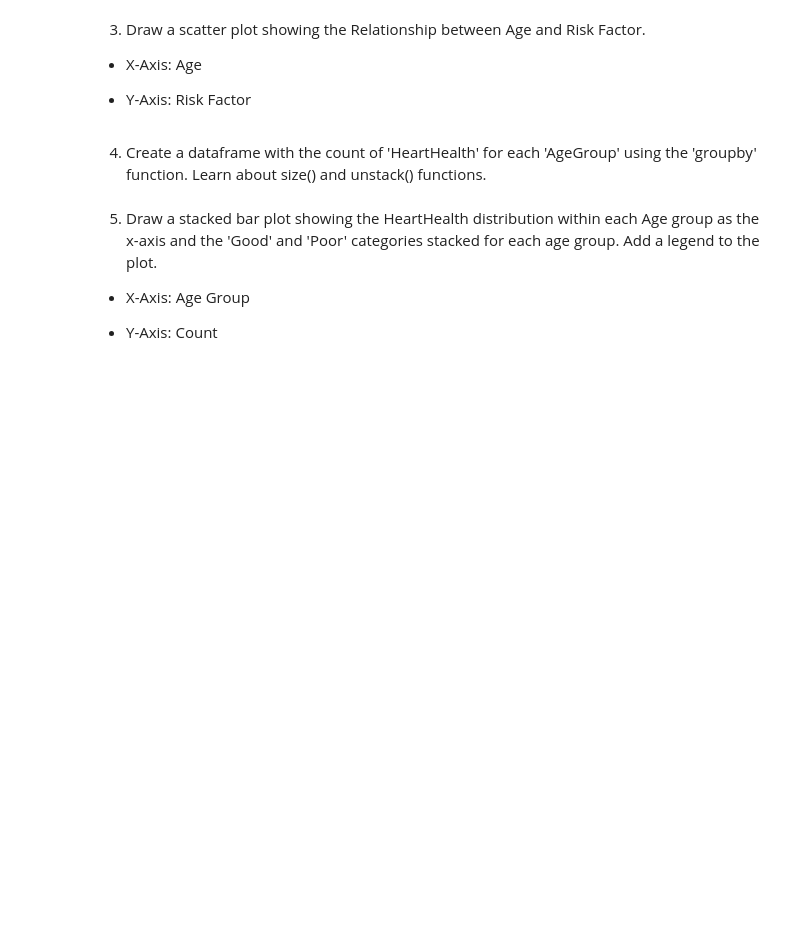
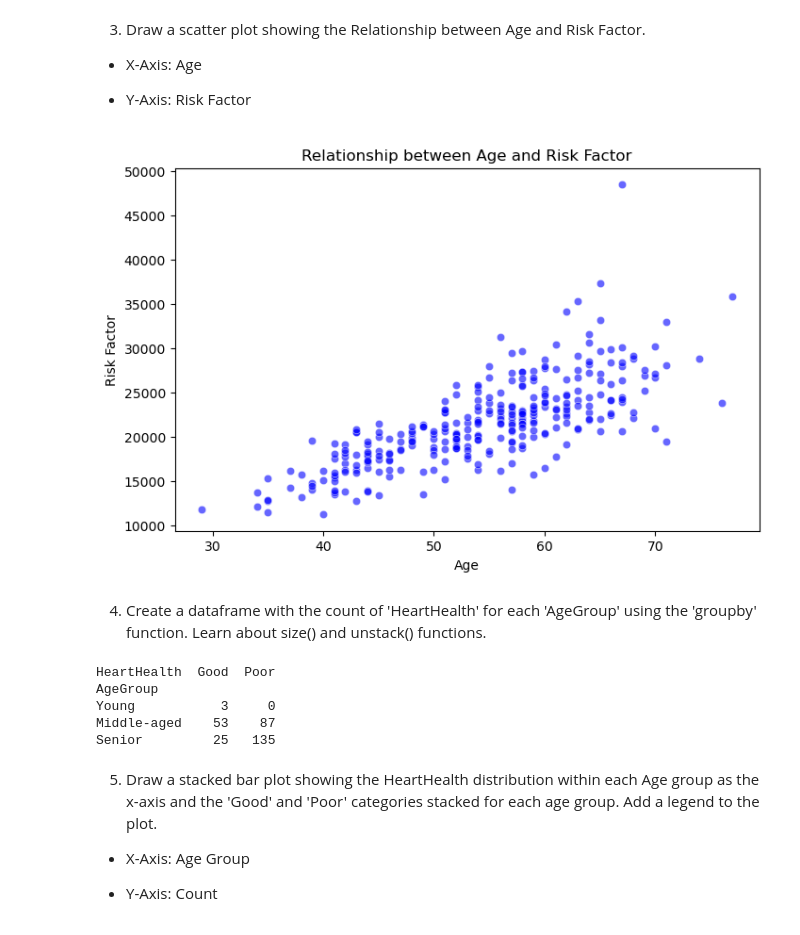
Before and after one commit to PaullGit/AI-healthcare, a Jupyter notebook: Week4/M2_A4_group09.ipynb, the cells around one changed output. Cells and saved outputs as stored; diff of their text form; code cells hidden in the pictures; blank space fills up the shorter version.

```diff
--- a/Week4/M2_A4_group09.ipynb
+++ b/Week4/M2_A4_group09.ipynb
@@ -198,8 +226,47 @@ The plot provides insight into how the average Resting Blood Pressure changes wi
 - X-Axis: Age
 
 - Y-Axis: Risk Factor
+# %%
+import seaborn as sns
+
+df['RiskFactor'] = df['age'] * (df['chol'] + df['thalach'])
+
+plt.figure(figsize=(8, 5))
+sns.scatterplot(data=df, x='age', y='RiskFactor', color='blue', alpha=0.6)
+
+plt.xlabel("Age")
+plt.ylabel("Risk Factor")
+plt.title("Relationship between Age and Risk Factor")
+
+
+plt.show()
+# %% [output]
+[figure, added]
 # %% [markdown]
 4. Create a dataframe with the count of 'HeartHealth' for each 'AgeGroup' using the 'groupby' function. Learn about size() and unstack() functions.
+# %%
+bins = [0, 35, 55, 100]
+labels = ['Young', 'Middle-aged', 'Senior']
+
+df['AgeGroup'] = pd.cut(df['age'], bins=bins, labels=labels, right=False)
+
+def heart_health(row):
+    if row['thalach'] > 150 and row['chol'] < 240:
+        return 'Good'
+    else:
+        return 'Poor'
+
+df['HeartHealth'] = df.apply(heart_health, axis=1)
+
+df = df.groupby(['AgeGroup', 'HeartHealth']).size().unstack()
+
+print(df)
+# %% [output]
+HeartHealth  Good  Poor
+AgeGroup
+Young           3     0
+Middle-aged    53    87
+Senior         25   135
 # %% [markdown]
 5. Draw a stacked bar plot showing the HeartHealth distribution within each Age group as the x-axis and the 'Good' and 'Poor' categories stacked for each age group. Add a legend to the plot.
 
```
Also changed, not shown: parts of 2 cells of this notebook.
